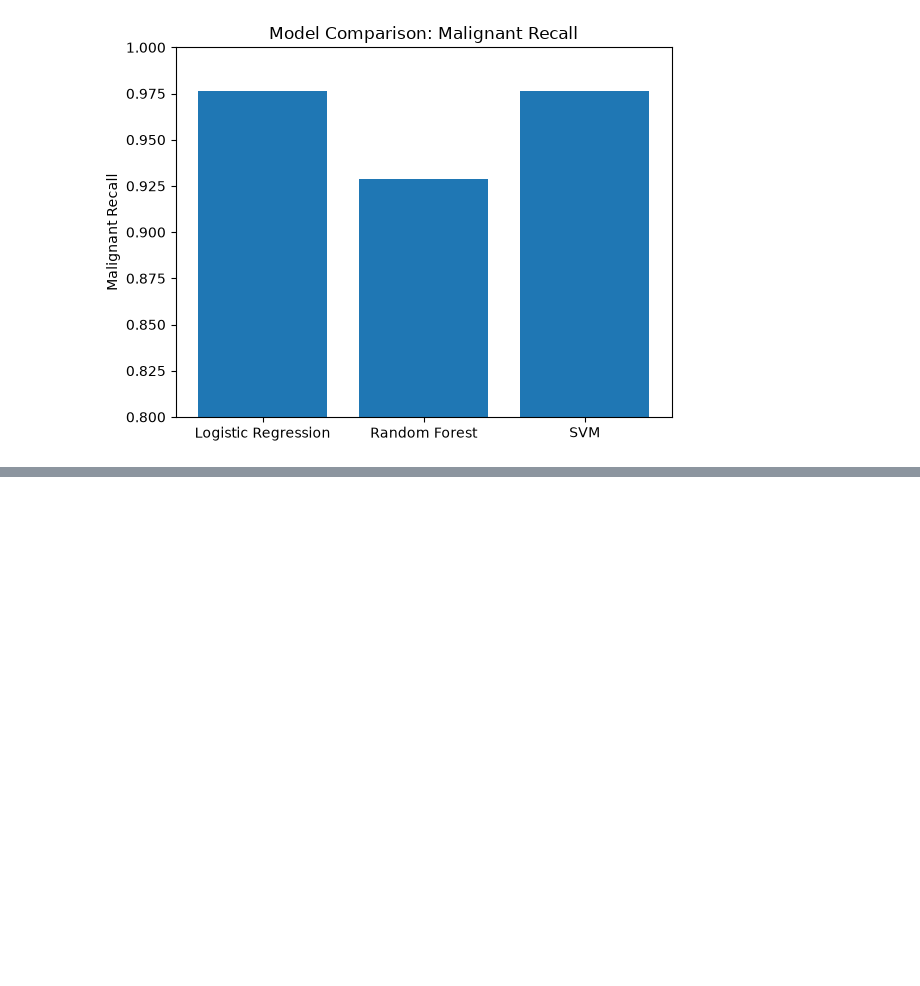
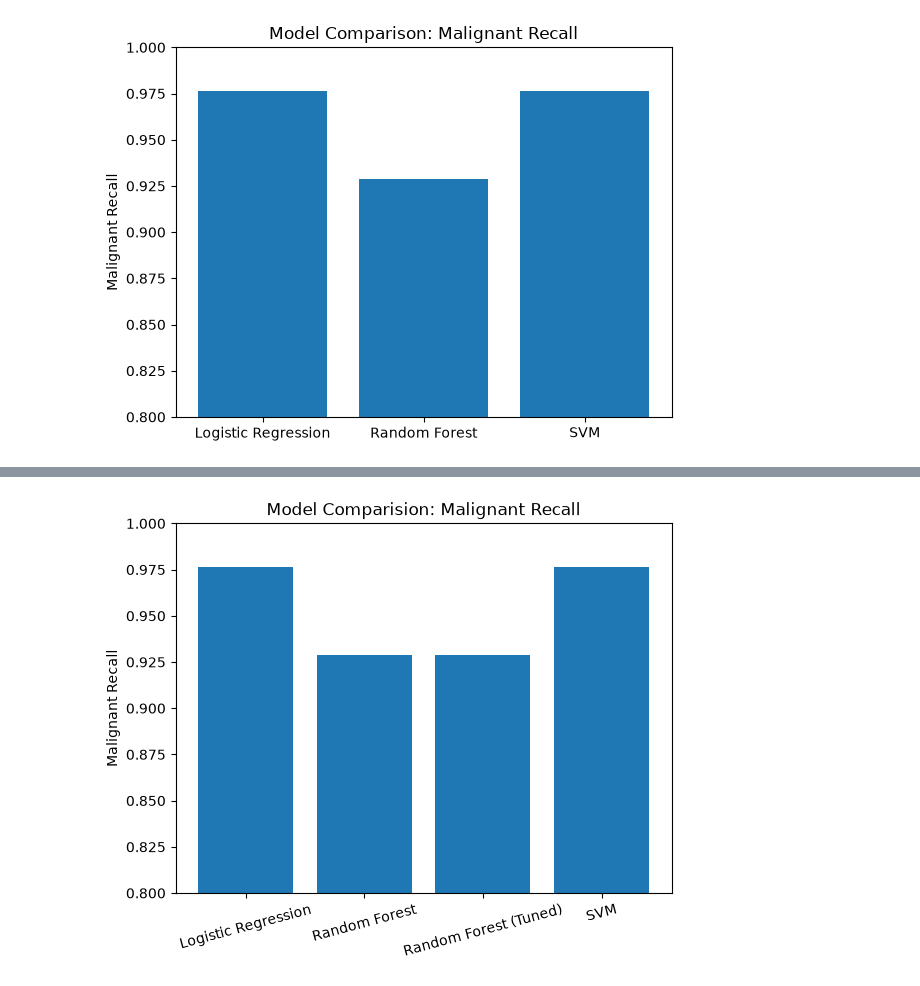
Before and after one commit to Sujay709/breast-cancer-classifier, a Jupyter notebook: notebooks/exploration.ipynb, the cells around one changed output, grey strips where cells are left out. Saved outputs shown, nothing was run; the diff lists cells and outputs as text; code cells hidden in the pictures; blank space fills up the shorter version.

Commit message:
Add GridSearchCV tuning, update comparison chart with tuned Random Forest

```diff
--- a/notebooks/exploration.ipynb
+++ b/notebooks/exploration.ipynb
@@ -265,3 +265,22 @@ plt.savefig('../results/model_comparison.png')
 plt.show()
 # %% [output]
 [figure]
+# %%
+from sklearn.model_selection import GridSearchCV
+from sklearn.metrics import make_scorer, recall_score
+
+malignant_recall_scorer = make_scorer(recall_score, pos_label=0)
+
+param_grid = {
+    'n_estimators': [50, 100, 200],
+    'max_depth': [None, 5, 10, 20],
+    'min_samples_split': [2, 5, 10]
+}
+
+grid_search = GridSearchCV(
+    RandomForestClassifier(random_state=42),
+    param_grid,
+    cv=5,
+    scoring=malignant_recall_scorer
+)
+grid_search.fit(X_train_scaled, y_train)
@@ -267,0 +297,5 @@ plt.show()
+# %%
+best_rf = grid_search.best_estimator_
+
+best_rf_pred = best_rf.predict(X_test_scaled)
+print(classification_report(y_test, best_rf_pred, target_names=data.target_names))
@@ -267,0 +311,20 @@ plt.show()
+# %%
+report_rf_tuned = classification_report(y_test, best_rf_pred, target_names=data.target_names, output_dict=True)
+
+models = ['Logistic Regression', 'Random Forest', 'Random Forest (Tuned)', 'SVM']
+recalls = [
+    report_lr['malignant']['recall'],
+    report_rf['malignant']['recall'],
+    report_rf_tuned['malignant']['recall'],
+    report_svm['malignant']['recall']
+]
+
+plt.bar(models, recalls)
+plt.ylabel('Malignant Recall')
+plt.title('Model Comparision: Malignant Recall')
+plt.ylim(0.8, 1.0)
+plt.xticks(rotation=15)
+plt.savefig('../results/model_comparison.png')
+plt.show()
+# %% [output]
+[figure, added]
```
Also changed, not shown: parts of 3 cells of this notebook, 1 other file.
